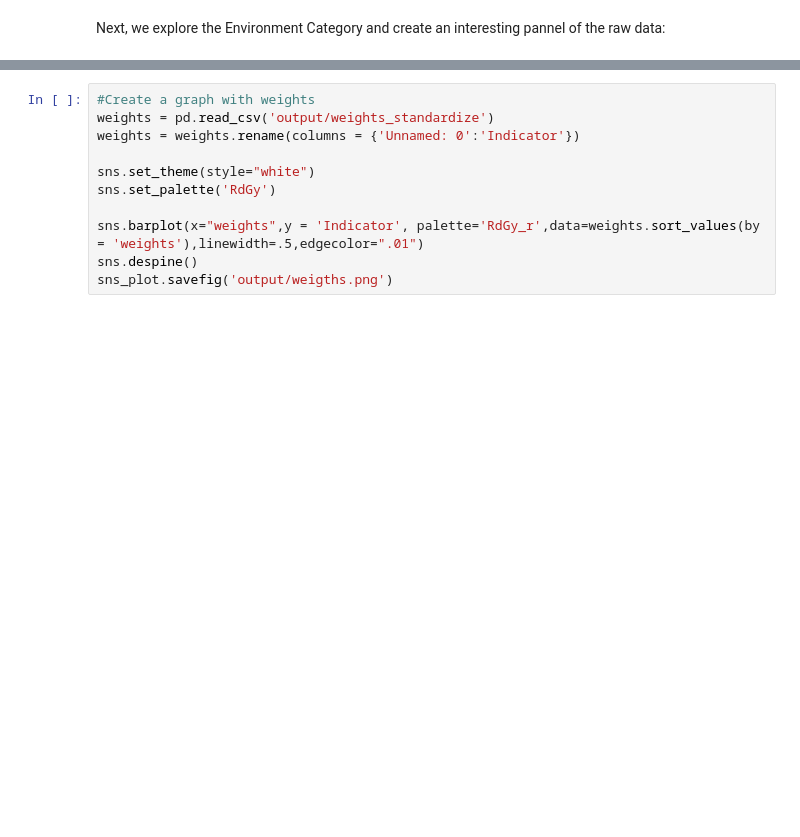
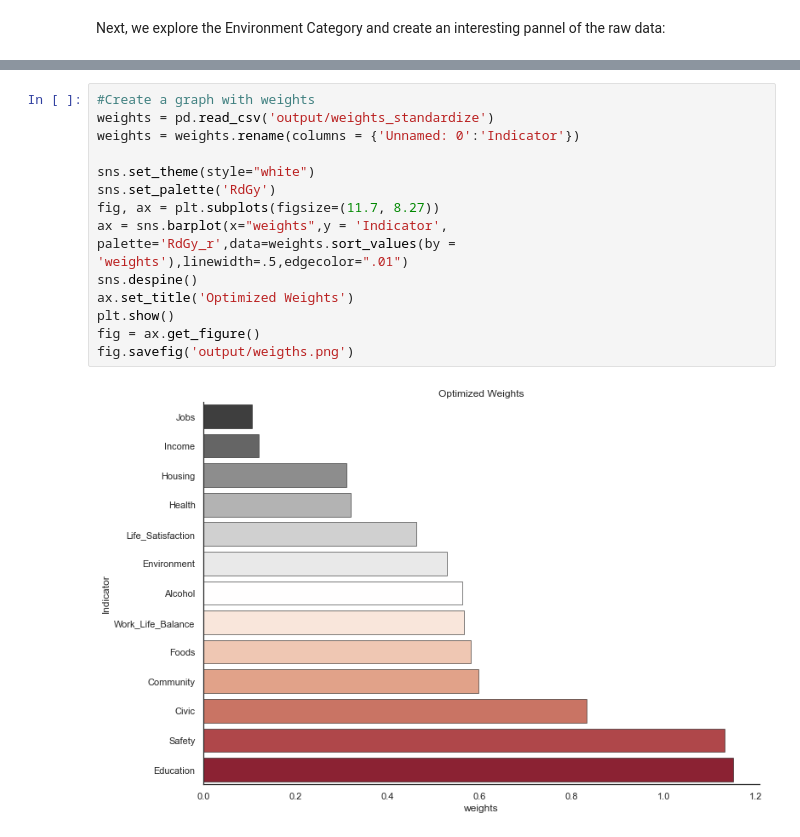
Before and after one commit to epfl-ada/ada-2020-project-milestone-p3-p3_datasurferz, a Jupyter notebook: p4.ipynb, the cells around one changed output, grey strips where cells are left out. Saved outputs shown, nothing was run; the diff lists cells and outputs as text; blank space fills up the shorter version.

```diff
--- a/p4.ipynb
+++ b/p4.ipynb
@@ -1450,11 +1456,16 @@ correlations_heatmap(foods_copy.rename(columns = {'f_dairy':'dairy', 'f_eggs':'e
 # %%
 #Create a graph with weights
 weights = pd.read_csv('output/weights_standardize')
 weights = weights.rename(columns = {'Unnamed: 0':'Indicator'})
 
 sns.set_theme(style="white")
 sns.set_palette('RdGy')
-
-sns.barplot(x="weights",y = 'Indicator', palette='RdGy_r',data=weights.sort_values(by = 'weights'),linewidth=.5,edgecolor=".01")
+fig, ax = plt.subplots(figsize=(11.7, 8.27))
+ax = sns.barplot(x="weights",y = 'Indicator', palette='RdGy_r',data=weights.sort_values(by = 'weights'),linewidth=.5,edgecolor=".01")
 sns.despine()
-sns_plot.savefig('output/weigths.png')
+ax.set_title('Optimized Weights')
+plt.show()
+fig = ax.get_figure()
+fig.savefig('output/weigths.png')
+# %% [output]
+[figure, added]
```
Also changed, not shown: parts of 10 cells of this notebook.
